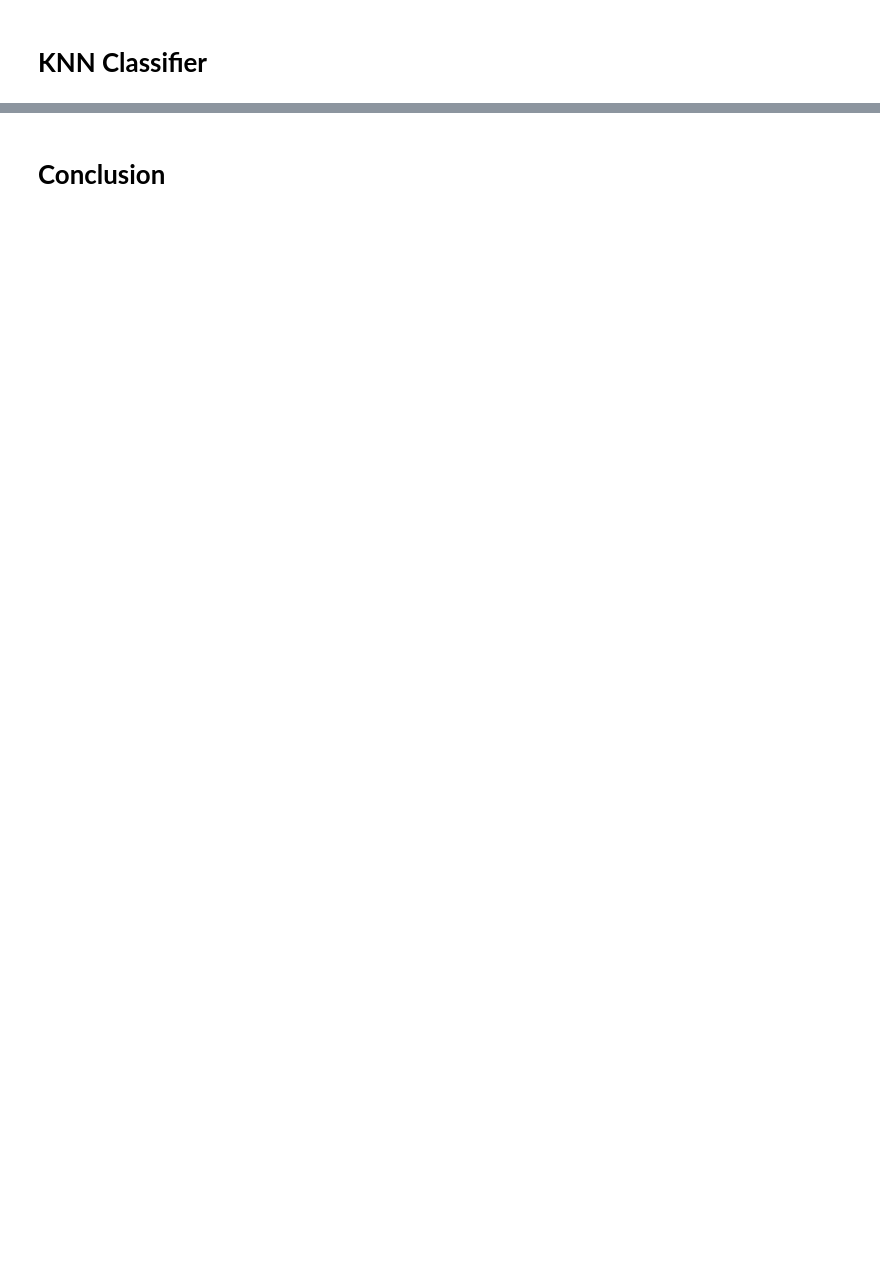
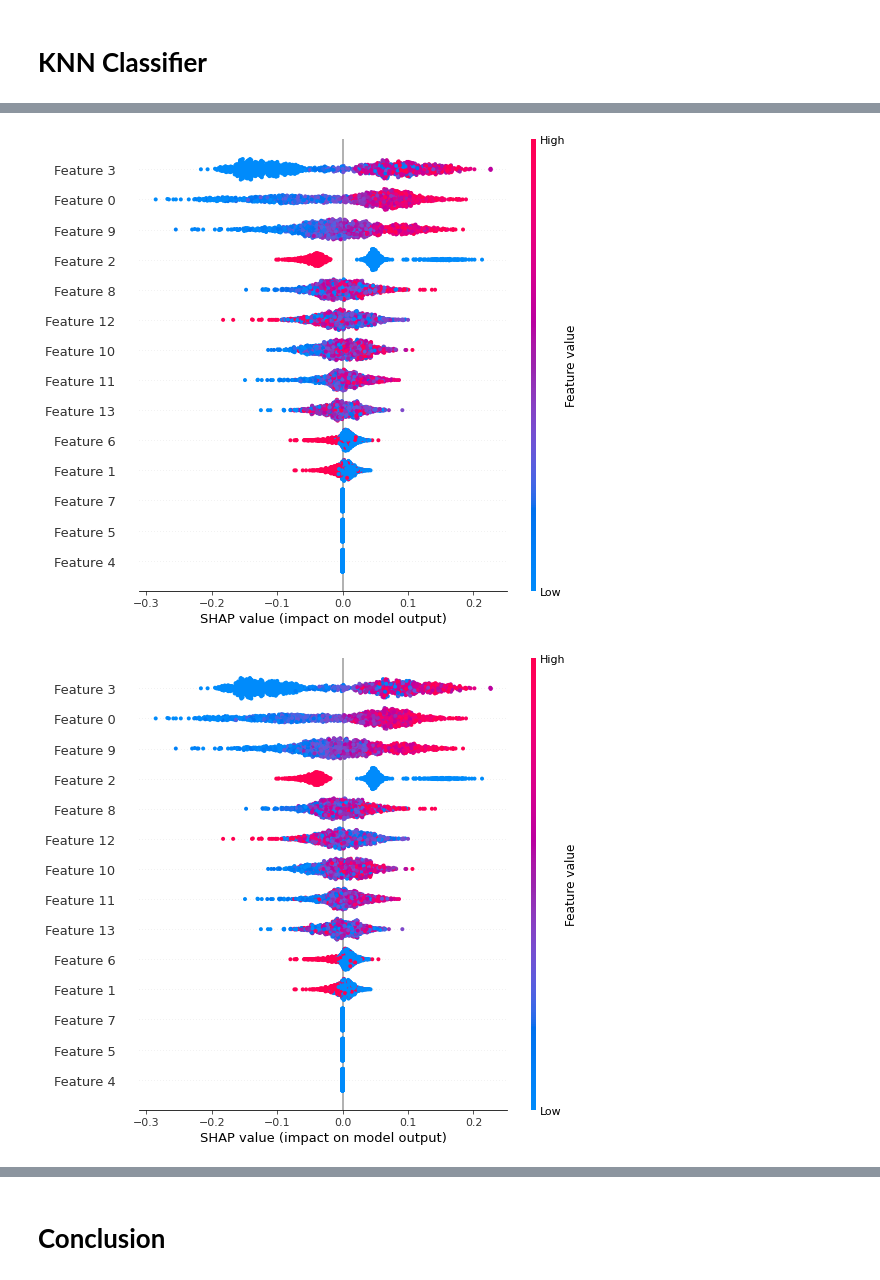
Before and after one commit to PankajBGadge/Cardiovascular-Risk-Prediction, a Jupyter notebook: Cardiovascular_risk_prediction.ipynb, the cells around one changed output, grey strips where cells are left out. Drawn from its saved outputs; the diff is of its cells as text; code cells hidden in the pictures; blank space fills up the shorter version.

```diff
--- a/Cardiovascular_risk_prediction.ipynb
+++ b/Cardiovascular_risk_prediction.ipynb
@@ -1342,0 +901,13 @@ In predictive model we also noticed that XG Boost doing good as compared to othe
+# %%
+def shap_testing_model(model11):
+  i = 0
+  for model in model11:
+   explainer_test = shap.TreeExplainer(rf)
+   shap_values_test = explainer_test.shap_values(X_test)
+   shap.summary_plot(shap_values_test[1],X_test,plot_type='dot')
+  i+=1
+# %%
+shap_testing_model(model11)
+# %% [output]
+[figure, added]
+[figure, added]
```
Also changed, not shown: parts of 178 cells of this notebook.
